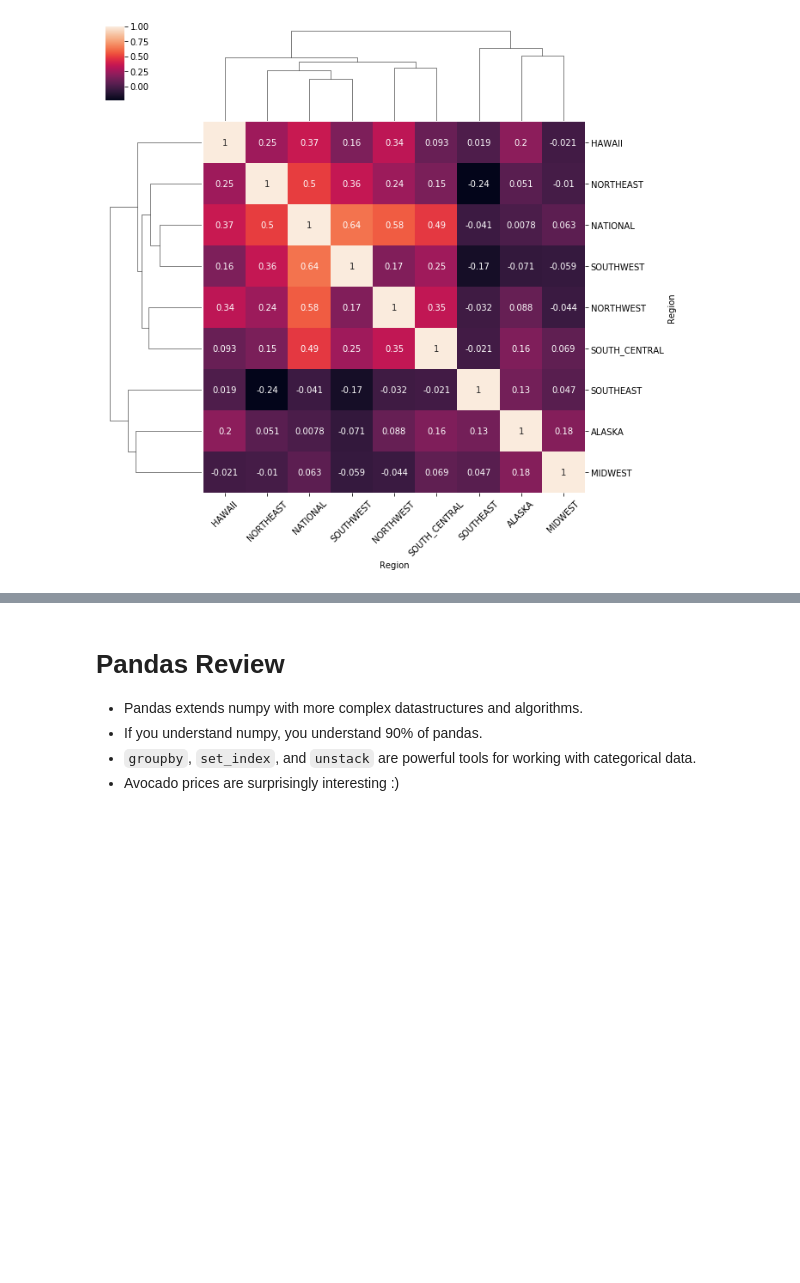
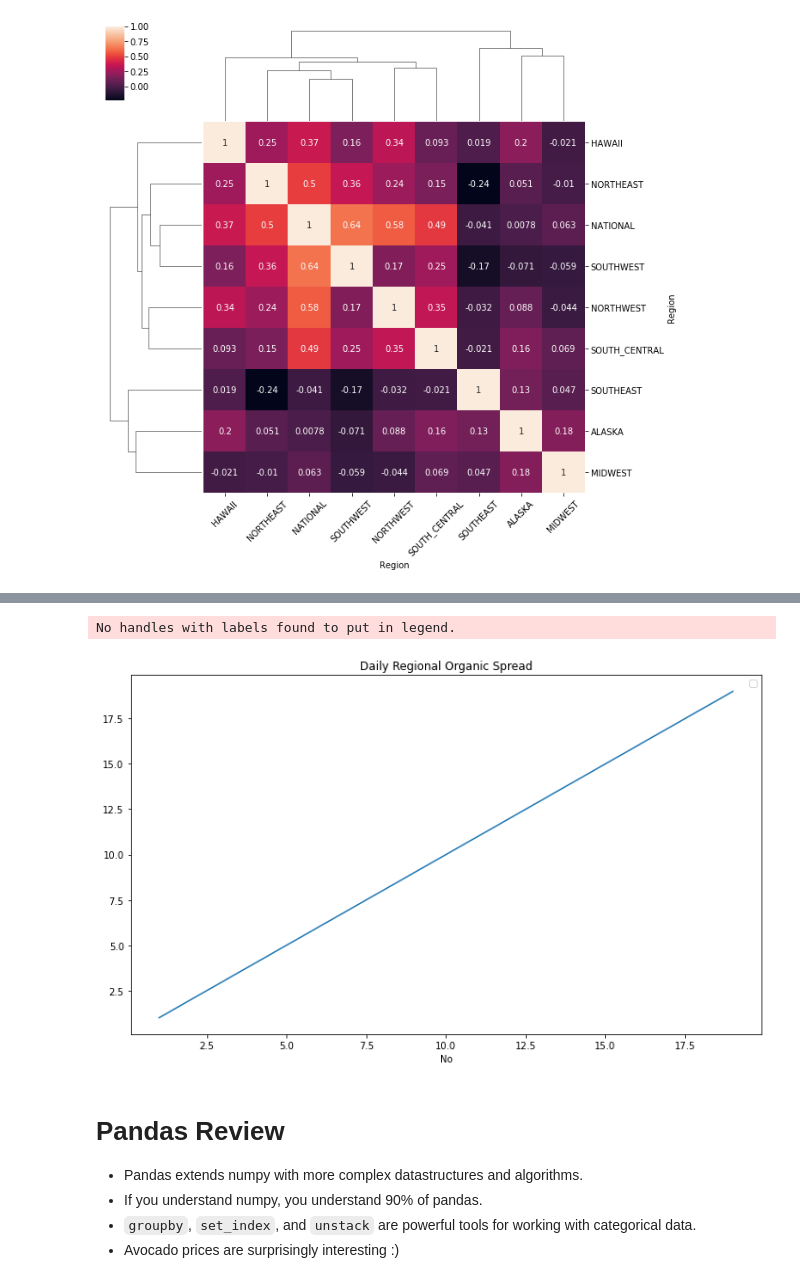
Before and after one commit to kaamayao/AlgorithmsUN2021I, a Jupyter notebook: Lab2/kaamayaoscottsanderson.ipynb, the cells around one changed output, grey strips where cells are left out. Cells and saved outputs as stored; diff of their text form; code cells hidden in the pictures; blank space fills up the shorter version.

```diff
--- a/Lab2/kaamayaoscottsanderson.ipynb
+++ b/Lab2/kaamayaoscottsanderson.ipynb
@@ -1683,0 +1754,7 @@ ax.set_xticklabels(ax.get_xticklabels(), rotation=45);
+# %%
+organic_spread(hass).plot();
+plt.gca().set_title("Daily Regional Organic Spread");
+plt.legend(bbox_to_anchor=(1, 1));
+# %% [output]
+No handles with labels found to put in legend.
+[figure, added]
```
Also changed, not shown: parts of 8 cells of this notebook, 4 other files.
